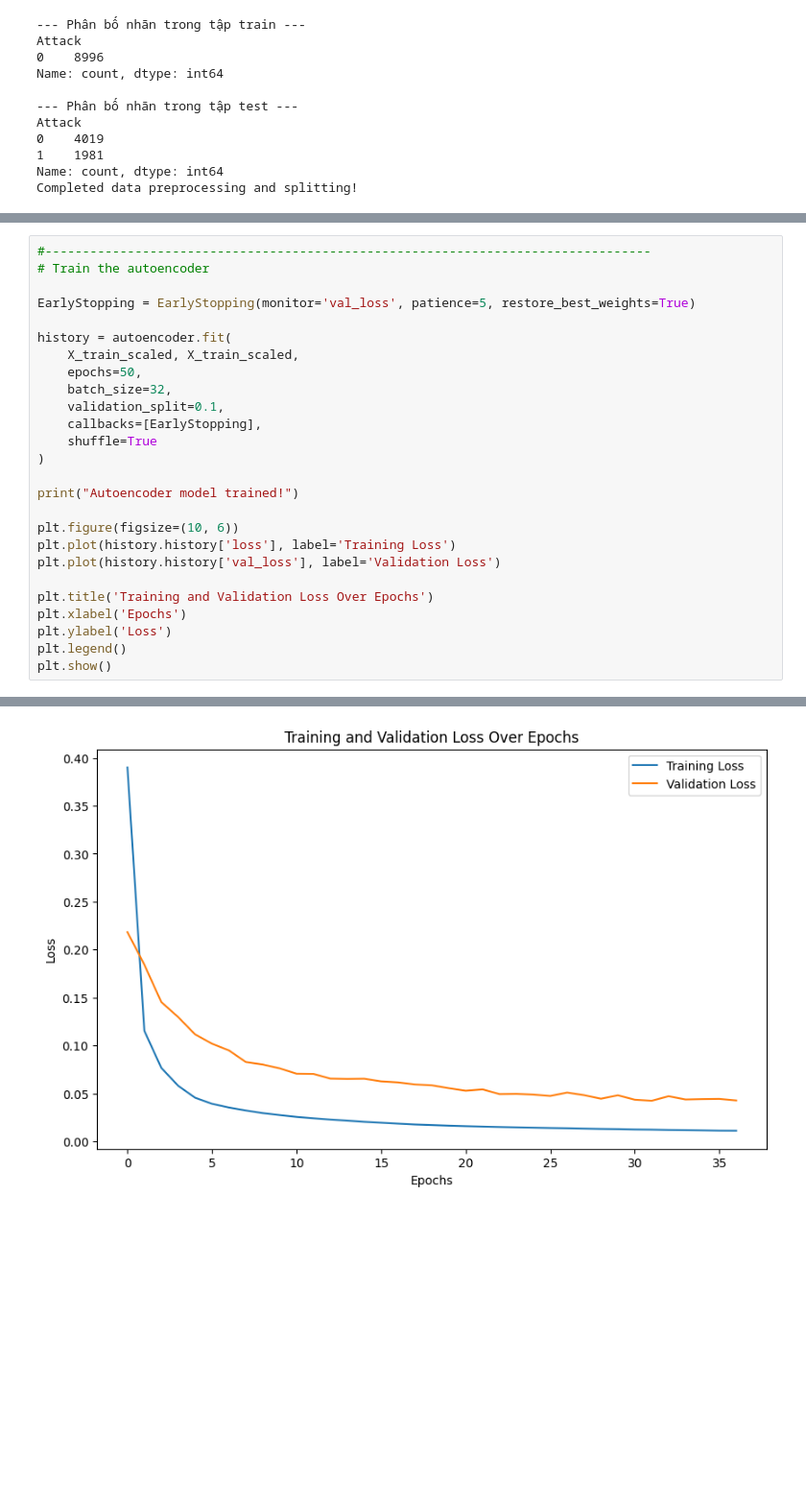
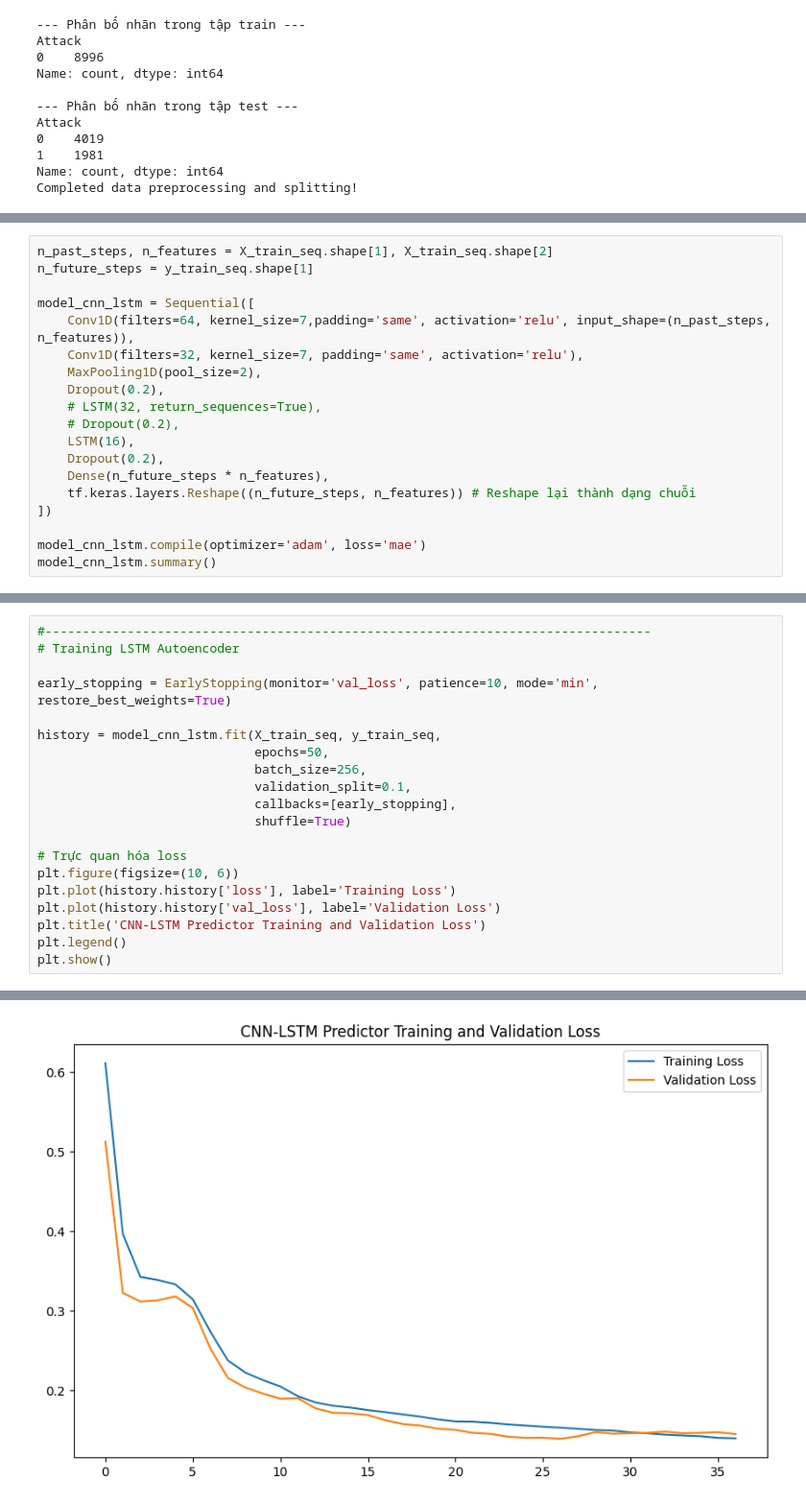
Before and after one commit to NguyenHa554/Anomaly-detection-in-SCADA-system-, a Jupyter notebook: SWAT_analysis.ipynb, the cells around one changed output, grey strips where cells are left out. Shown at 96% size. Cells and saved outputs as stored; diff of their text form; blank space fills up the shorter version.

Commit message:
CNN-LSTM

```diff
--- a/SWAT_analysis.ipynb
+++ b/SWAT_analysis.ipynb
@@ -270,0 +326,19 @@ Model: "functional"
+# %%
+n_past_steps, n_features = X_train_seq.shape[1], X_train_seq.shape[2]
+n_future_steps = y_train_seq.shape[1]
+
+model_cnn_lstm = Sequential([
+    Conv1D(filters=64, kernel_size=7,padding='same', activation='relu', input_shape=(n_past_steps, n_features)),
+    Conv1D(filters=32, kernel_size=7, padding='same', activation='relu'),
+    MaxPooling1D(pool_size=2),
+    Dropout(0.2),
+    # LSTM(32, return_sequences=True),
+    # Dropout(0.2),
+    LSTM(16),
+    Dropout(0.2),
+    Dense(n_future_steps * n_features),
+    tf.keras.layers.Reshape((n_future_steps, n_features)) # Reshape lại thành dạng chuỗi
+])
+
+model_cnn_lstm.compile(optimizer='adam', loss='mae')
+model_cnn_lstm.summary()
@@ -271,27 +369,21 @@ Model: "functional"
 # %%
 #---------------------------------------------------------------------------------
-# Train the autoencoder
+# Training LSTM Autoencoder
 
-EarlyStopping = EarlyStopping(monitor='val_loss', patience=5, restore_best_weights=True)
+early_stopping = EarlyStopping(monitor='val_loss', patience=10, mode='min', restore_best_weights=True)
 
-history = autoencoder.fit(
-    X_train_scaled, X_train_scaled,
-    epochs=50,
-    batch_size=32,
-    validation_split=0.1,
-    callbacks=[EarlyStopping],
-    shuffle=True
-)
+history = model_cnn_lstm.fit(X_train_seq, y_train_seq,
+                             epochs=50,
+                             batch_size=256,
+                             validation_split=0.1,
+                             callbacks=[early_stopping],
+                             shuffle=True)
 
-print("Autoencoder model trained!")
-
+# Trực quan hóa loss
 plt.figure(figsize=(10, 6))
 plt.plot(history.history['loss'], label='Training Loss')
 plt.plot(history.history['val_loss'], label='Validation Loss')
-
-plt.title('Training and Validation Loss Over Epochs')
-plt.xlabel('Epochs')
-plt.ylabel('Loss')
+plt.title('CNN-LSTM Predictor Training and Validation Loss')
 plt.legend()
 plt.show()
 # %% [output]
@@ -315 +407 @@ Autoencoder model trained!
-[figure, old version]
+[figure, new version]
```
Also changed, not shown: parts of 14 cells of this notebook.
